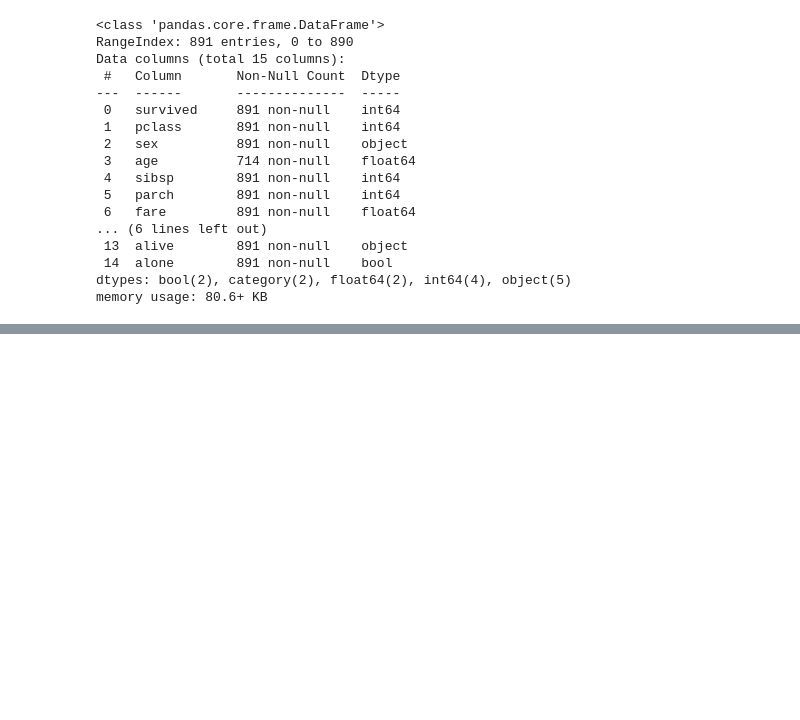
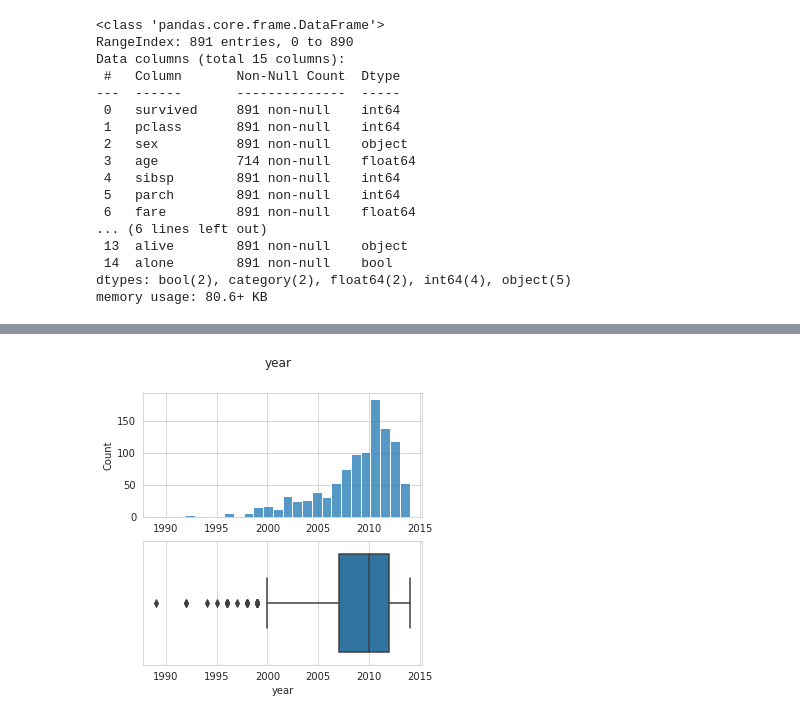
Before and after one commit to albertoburgosplaza/simpleplots, a Jupyter notebook: notebooks/testing.ipynb, the cells around one changed output, grey strips where cells are left out. Saved outputs shown, nothing was run; the diff lists cells and outputs as text; code cells hidden in the pictures; blank space fills up the shorter version.

```diff
--- a/notebooks/testing.ipynb
+++ b/notebooks/testing.ipynb
@@ -63,0 +85,4 @@ plot(titanic, "fare")
+# %%
+plot(planets, "year", size=(5,5))
+# %% [output]
+[figure, added]
```
Also changed, not shown: parts of 7 cells of this notebook, 2 other files.
